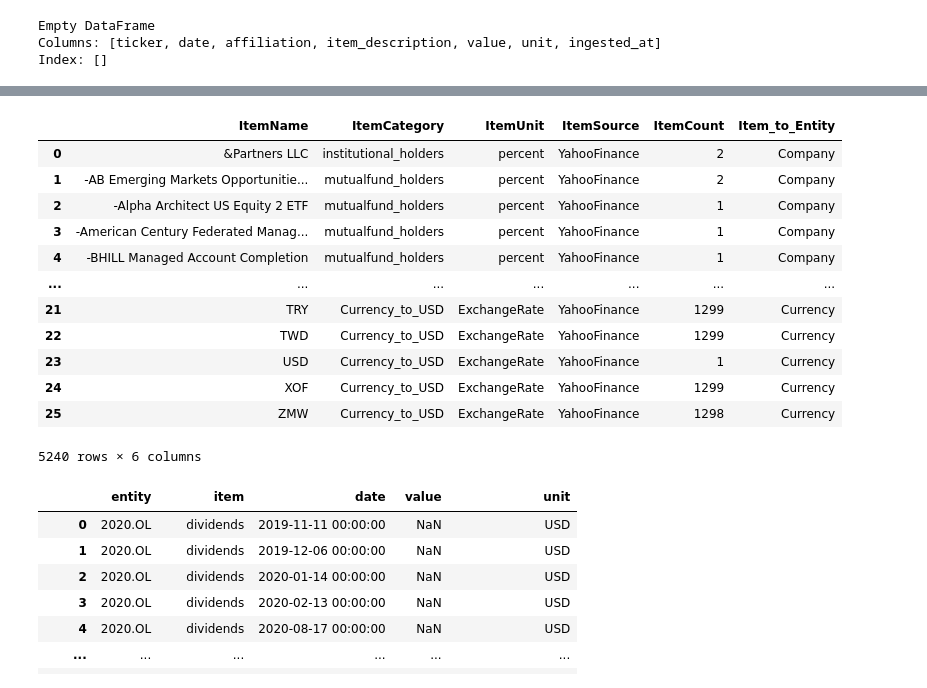
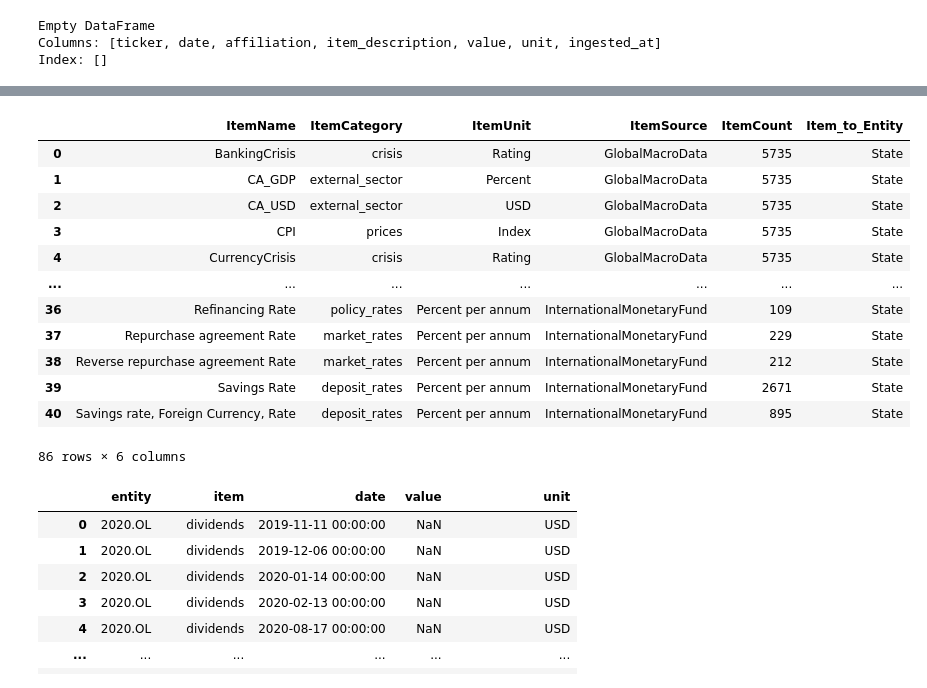
Before and after one commit to KonradSchumacher/DivAnalysisGNN, a Jupyter notebook: src/02_Silver/YahooFinance_Silver.ipynb, the cells around one changed output, grey strips where cells are left out. Drawn from its saved outputs; the diff is of its cells as text; code cells hidden in the pictures.

```diff
--- a/src/02_Silver/YahooFinance_Silver.ipynb
+++ b/src/02_Silver/YahooFinance_Silver.ipynb
@@ -4,13 +4,13 @@ import duckdb
 import pandas as pd
 
 class DataHubReader:
-    def __init__(self, db_name="yahoo_finance.db"):
+    def __init__(self, db_name="bronze.db"):
         """
         Stellt Verbindung zur DuckDB her.
         Erwartet dieselbe Ordnerstruktur wie DataHub.
         """
         base_path = Path.cwd()
-        db_path = base_path.parent.parent / "data" / "01_raw" / "yahoo" / db_name
+        db_path = base_path.parent.parent / "data" / db_name
 
         if not db_path.exists():
             raise FileNotFoundError(f"Datenbank nicht gefunden: {db_path}")
@@ -488,9 +488,9 @@ import pandas as pd
 
 
 class CurrencyHarmonizer:
-    def __init__(self, db_name="yahoo_finance.db"):
+    def __init__(self, db_name="bronze.db"):
         base_path = Path.cwd()
-        db_path = base_path.parent.parent / "data" / "01_raw" / "yahoo" / db_name
+        db_path = base_path.parent.parent / "data" / db_name
         self.con = duckdb.connect(str(db_path))
 
     def close(self):
@@ -1002,19 +1275,19 @@ entities
 # %%
-items
+items[items['Item_to_Entity'] == "State"]
 # %% [output]
 |  | ItemName | ItemCategory | ItemUnit | ItemSource | ItemCount | Item_to_Entity |
-| 0 | &Partners LLC | institutional_holders | percent | YahooFinance | 2 | Company |
-| 1 | -AB Emerging Markets Opportunitie... | mutualfund_holders | percent | YahooFinance | 2 | Company |
-| 2 | -Alpha Architect US Equity 2 ETF | mutualfund_holders | percent | YahooFinance | 1 | Company |
-| 3 | -American Century Federated Manag... | mutualfund_holders | percent | YahooFinance | 1 | Company |
-| 4 | -BHILL Managed Account Completion | mutualfund_holders | percent | YahooFinance | 1 | Company |
+| 0 | BankingCrisis | crisis | Rating | GlobalMacroData | 5735 | State |
+| 1 | CA_GDP | external_sector | Percent | GlobalMacroData | 5735 | State |
+| 2 | CA_USD | external_sector | USD | GlobalMacroData | 5735 | State |
+| 3 | CPI | prices | Index | GlobalMacroData | 5735 | State |
+| 4 | CurrencyCrisis | crisis | Rating | GlobalMacroData | 5735 | State |
 | ... | ... | ... | ... | ... | ... | ... |
-| 21 | TRY | Currency_to_USD | ExchangeRate | YahooFinance | 1299 | Currency |
-| 22 | TWD | Currency_to_USD | ExchangeRate | YahooFinance | 1299 | Currency |
-| 23 | USD | Currency_to_USD | ExchangeRate | YahooFinance | 1 | Currency |
-| 24 | XOF | Currency_to_USD | ExchangeRate | YahooFinance | 1299 | Currency |
-| 25 | ZMW | Currency_to_USD | ExchangeRate | YahooFinance | 1298 | Currency |
+| 36 | Refinancing Rate | policy_rates | Percent per annum | InternationalMonetaryFund | 109 | State |
+| 37 | Repurchase agreement Rate | market_rates | Percent per annum | InternationalMonetaryFund | 229 | State |
+| 38 | Reverse repurchase agreement Rate | market_rates | Percent per annum | InternationalMonetaryFund | 212 | State |
+| 39 | Savings Rate | deposit_rates | Percent per annum | InternationalMonetaryFund | 2671 | State |
+| 40 | Savings rate, Foreign Currency, Rate | deposit_rates | Percent per annum | InternationalMonetaryFund | 895 | State |
-5240 rows × 6 columns
+86 rows × 6 columns
 # %%
 observations
 # %% [output]
```
Also changed, not shown: parts of 24 cells of this notebook, 28 other files.
